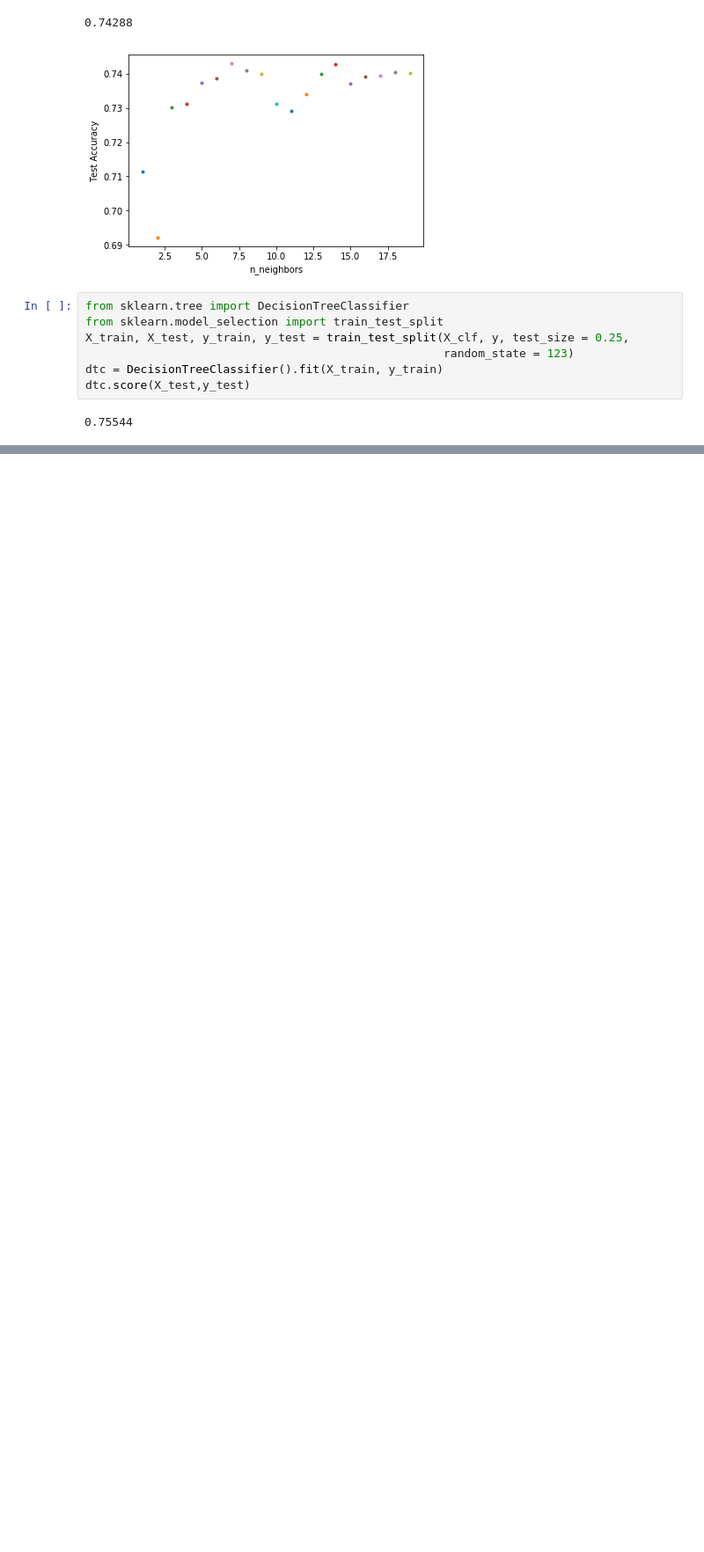
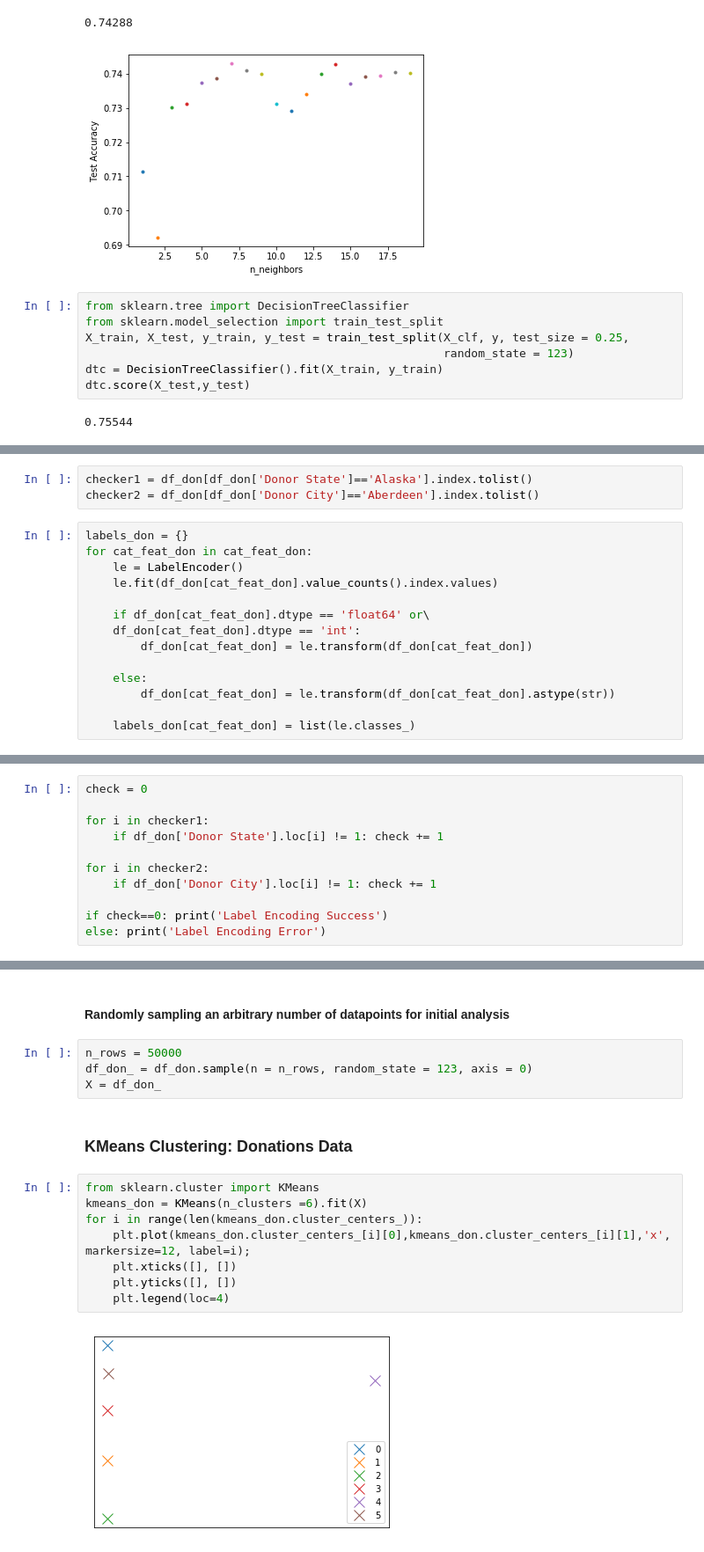
Before and after one commit to tristanjoshuaalba/donorschoose, a Jupyter notebook: donorschoose.ipynb, the cells around one changed output, grey strips where cells are left out. Shown at 88% size. Cells and saved outputs as stored; diff of their text form; blank space fills up the shorter version.

```diff
--- a/donorschoose.ipynb
+++ b/donorschoose.ipynb
@@ -228,0 +385,17 @@ dtc.score(X_test,y_test)
+# %%
+checker1 = df_don[df_don['Donor State']=='Alaska'].index.tolist()
+checker2 = df_don[df_don['Donor City']=='Aberdeen'].index.tolist()
+# %%
+labels_don = {}
+for cat_feat_don in cat_feat_don:
+    le = LabelEncoder()
+    le.fit(df_don[cat_feat_don].value_counts().index.values)
+
+    if df_don[cat_feat_don].dtype == 'float64' or\
+    df_don[cat_feat_don].dtype == 'int':
+        df_don[cat_feat_don] = le.transform(df_don[cat_feat_don])
+
+    else:
+        df_don[cat_feat_don] = le.transform(df_don[cat_feat_don].astype(str))
+
+    labels_don[cat_feat_don] = list(le.classes_)
@@ -228,0 +404,11 @@ dtc.score(X_test,y_test)
+# %%
+check = 0
+
+for i in checker1:
+    if df_don['Donor State'].loc[i] != 1: check += 1
+
+for i in checker2:
+    if df_don['Donor City'].loc[i] != 1: check += 1
+
+if check==0: print('Label Encoding Success')
+else: print('Label Encoding Error')
@@ -228,0 +417,18 @@ dtc.score(X_test,y_test)
+# %% [markdown]
+#### Randomly sampling an arbitrary number of datapoints for initial analysis
+# %%
+n_rows = 50000
+df_don_ = df_don.sample(n = n_rows, random_state = 123, axis = 0)
+X = df_don_
+# %% [markdown]
+### KMeans Clustering: Donations Data
+# %%
+from sklearn.cluster import KMeans
+kmeans_don = KMeans(n_clusters =6).fit(X)
+for i in range(len(kmeans_don.cluster_centers_)):
+    plt.plot(kmeans_don.cluster_centers_[i][0],kmeans_don.cluster_centers_[i][1],'x', markersize=12, label=i);
+    plt.xticks([], [])
+    plt.yticks([], [])
+    plt.legend(loc=4)
+# %% [output]
+[figure, added]
```
Also changed, not shown: parts of 41 cells of this notebook.
